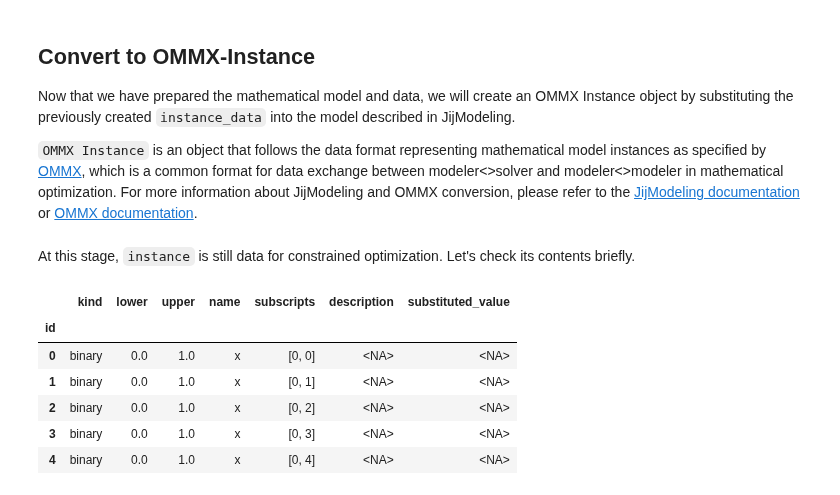
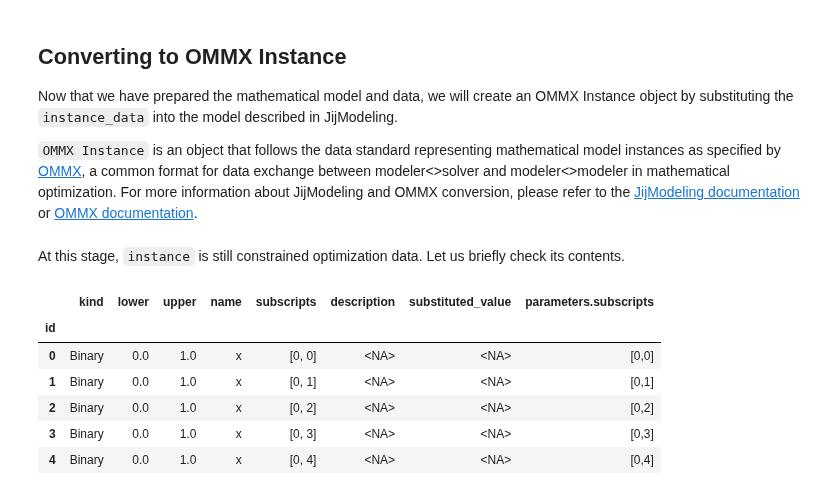
Before and after one commit to Jij-Inc/OpenJij, a Jupyter notebook: docs/en/tutorial/004-jijmodeling_openjij_tsp.ipynb, the cells around one changed output. Cells and saved outputs as stored; diff of their text form; code cells hidden in the pictures.

```diff
--- a/docs/en/tutorial/004-jijmodeling_openjij_tsp.ipynb
+++ b/docs/en/tutorial/004-jijmodeling_openjij_tsp.ipynb
@@ -110,0 +95,12 @@ $$\begin{array}{cccc}\text{Problem:} & \text{TSP} & & \\& & \min \quad \displays
+# %%
+# Constraint 1: one-hot location constraint
+problem += problem.Constraint(
+    "one-city",
+    lambda t: jm.sum(N, lambda i: x[i, t]) == 1, domain=N
+)
+
+# Constraint 2: one-hot time constraint
+problem += problem.Constraint(
+    "one-time",
+    lambda i: jm.sum(N, lambda t: x[i, t]) == 1, domain=N
+)
@@ -120,8 +132,9 @@ Here we will solve a simple problem with 5 cities and random distances between c
 # %%
 import matplotlib.pyplot as plt
+import numpy as np
 
-inst_N = 5
-np.random.seed(3)
+inst_N = 7
+np.random.seed(1)
 
 x_pos = np.random.rand(inst_N)
 y_pos = np.random.rand(inst_N)
@@ -138,9 +151,7 @@ In this problem, we need to pass values for `N` and `dist`.
 # %%
 XX, XX_T = np.meshgrid(x_pos, x_pos)
 YY, YY_T = np.meshgrid(y_pos, y_pos)
-distance = np.sqrt((XX - XX_T)**2 + (YY - YY_T)**2)
-instance_data = {
-    "N":N,"dist": distance
-}
+inst_d = np.sqrt((XX - XX_T)**2 + (YY - YY_T)**2)
+instance_data = {"N": inst_N, "dist": inst_d}
 instance_data
 # %% [output]
@@ -153,6 +173,5 @@ instance_data
 # %% [markdown]
-## Convert to OMMX-Instance
+## Converting to OMMX Instance
+Now that we have prepared the mathematical model and data, we will create an OMMX Instance object by substituting the `instance_data` into the model described in JijModeling.
 
-Now that we have prepared the mathematical model and data, we will create an OMMX Instance object by substituting the previously created `instance_data` into the model described in JijModeling.
-
-`OMMX Instance` is an object that follows the data format representing mathematical model instances as specified by [OMMX](https://github.com/Jij-Inc/ommx), which is a common format for data exchange between modeler<>solver and modeler<>modeler in mathematical optimization. For more information about JijModeling and OMMX conversion, please refer to the [JijModeling documentation](https://jij-inc.github.io/JijModeling-Tutorials/en/introduction.html) or [OMMX documentation](https://jij-inc.github.io/ommx/en/introduction.html).
+`OMMX Instance` is an object that follows the data standard representing mathematical model instances as specified by [OMMX](https://github.com/Jij-Inc/ommx), a common format for data exchange between modeler<>solver and modeler<>modeler in mathematical optimization. For more information about JijModeling and OMMX conversion, please refer to the [JijModeling documentation](https://jij-inc.github.io/JijModeling-Tutorials/en/introduction.html) or [OMMX documentation](https://jij-inc.github.io/ommx/en/introduction.html).
@@ -165,12 +178,15 @@ instance = interpreter.eval_problem(problem)
+# %%
+# Substitute instance_data into problem to get OMMX instance
+instance = problem.eval(instance_data)
 # %% [markdown]
-At this stage, `instance` is still data for constrained optimization. Let's check its contents briefly.
+At this stage, `instance` is still constrained optimization data. Let us briefly check its contents.
 # %%
-instance.decision_variables.head(5)
+instance.decision_variables_df.head(5)
 # %% [output]
-|  | kind | lower | upper | name | subscripts | description | substituted_value |
-| id |  |  |  |  |  |  |  |
-| 0 | binary | 0.0 | 1.0 | x | [0, 0] | <NA> | <NA> |
-| 1 | binary | 0.0 | 1.0 | x | [0, 1] | <NA> | <NA> |
-| 2 | binary | 0.0 | 1.0 | x | [0, 2] | <NA> | <NA> |
-| 3 | binary | 0.0 | 1.0 | x | [0, 3] | <NA> | <NA> |
-| 4 | binary | 0.0 | 1.0 | x | [0, 4] | <NA> | <NA> |
+|  | kind | lower | upper | name | subscripts | description | substituted_value | parameters.subscripts |
+| id |  |  |  |  |  |  |  |  |
+| 0 | Binary | 0.0 | 1.0 | x | [0, 0] | <NA> | <NA> | [0,0] |
+| 1 | Binary | 0.0 | 1.0 | x | [0, 1] | <NA> | <NA> | [0,1] |
+| 2 | Binary | 0.0 | 1.0 | x | [0, 2] | <NA> | <NA> | [0,2] |
+| 3 | Binary | 0.0 | 1.0 | x | [0, 3] | <NA> | <NA> | [0,3] |
+| 4 | Binary | 0.0 | 1.0 | x | [0, 4] | <NA> | <NA> | [0,4] |
```
Also changed, not shown: parts of 49 cells of this notebook, 1 other file.
